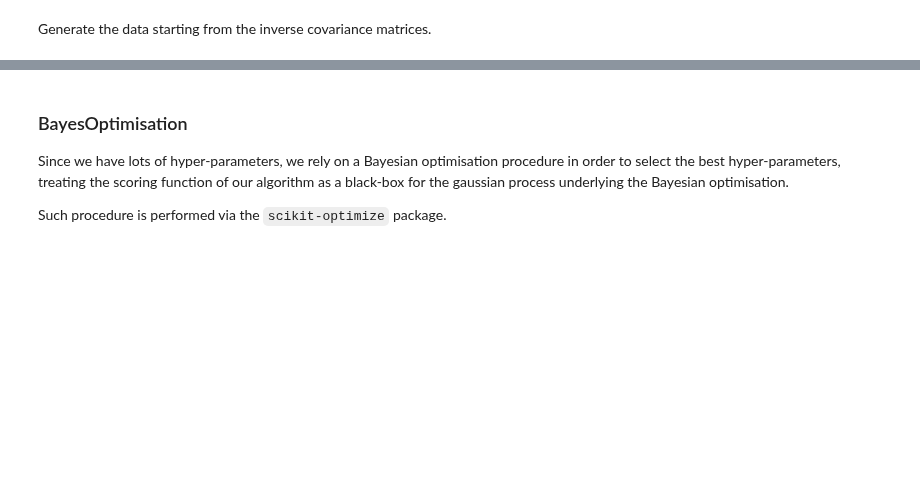
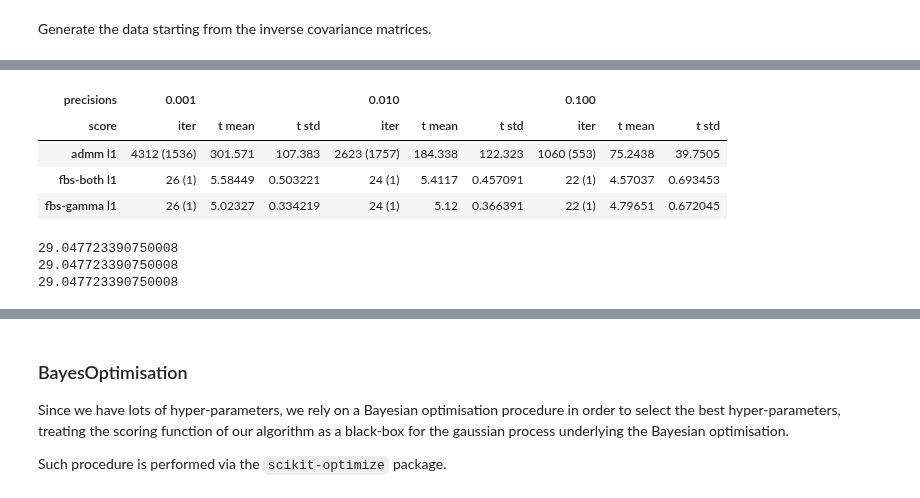
Before and after one commit to fdtomasi/regain, a Jupyter notebook: notebooks/forward_backward_TGL.ipynb, the cells around one changed output, grey strips where cells are left out. Cells and saved outputs as stored; diff of their text form; code cells hidden in the pictures; blank space fills up the shorter version.

```diff
--- a/notebooks/forward_backward_TGL.ipynb
+++ b/notebooks/forward_backward_TGL.ipynb
@@ -231,0 +580,2 @@ plt.legend()
+# %%
+minimums = {(alpha, beta): mm[i][0] for i, (alpha, beta) in enumerate(params_square)}
@@ -231,0 +591,40 @@ plt.legend()
+# %%
+max_iter = 50000
+precisions = [1e-1, 1e-2, 1e-3]
+# precisions = [1e-3]
+
+methods = sorted(mdls.keys())
+precisions = sorted(precisions)
+scores = sorted(['t mean', 't std', 'iter'])
+
+rows = methods
+cols = pd.MultiIndex.from_product([precisions, scores], names=('precisions', 'score'))
+
+dff = pd.DataFrame(columns=cols, index=rows)
+idx = pd.IndexSlice
+# %%
+max_iter = 5000
+for precisione, k in product(precisions, mdls):
+    tt, ii = [], []
+#     if not 'admm' in k or precisione!=1e-2:
+#         continue
+    for alpha, beta in params_square:
+        print(alpha, beta, k, precisione)
+        tic = time.time()
+        mdls[k].set_params(alpha=alpha, beta=beta, max_iter=max_iter,
+                           stop_at=minimums[(alpha, beta)],
+                           stop_when=precisione).fit(X)
+        toc = time.time()
+        tt.append(toc-tic)
+        ii.append(mdls[k].n_iter_)
+        print ii
+
+#         break
+
+    res = {
+        't mean': np.mean(tt),
+        't std': np.std(tt),
+        'iter': "%d (%d)" % (np.mean(ii), np.std(ii))
+    }
+
+    dff.loc[k, idx[precisione, :]] = [res[x] for x in scores]
@@ -231,0 +649,15 @@ plt.legend()
+# %%
+dff
+# %% [output]
+| precisions | 0.001 |  |  | 0.010 |  |  | 0.100 |  |  |
+| score | iter | t mean | t std | iter | t mean | t std | iter | t mean | t std |
+| admm l1 | 4312 (1536) | 301.571 | 107.383 | 2623 (1757) | 184.338 | 122.323 | 1060 (553) | 75.2438 | 39.7505 |
+| fbs-both l1 | 26 (1) | 5.58449 | 0.503221 | 24 (1) | 5.4117 | 0.457091 | 22 (1) | 4.57037 | 0.693453 |
+| fbs-gamma l1 | 26 (1) | 5.02327 | 0.334219 | 24 (1) | 5.12 | 0.366391 | 22 (1) | 4.79651 | 0.672045 |
+# %%
+for k in mdls:
+    print mse_error(comp_cov=mdls[k].precision_)
+# %% [output]
+29.047723390750008
+29.047723390750008
+29.047723390750008
```
Also changed, not shown: parts of 79 cells of this notebook, 4 other files.
